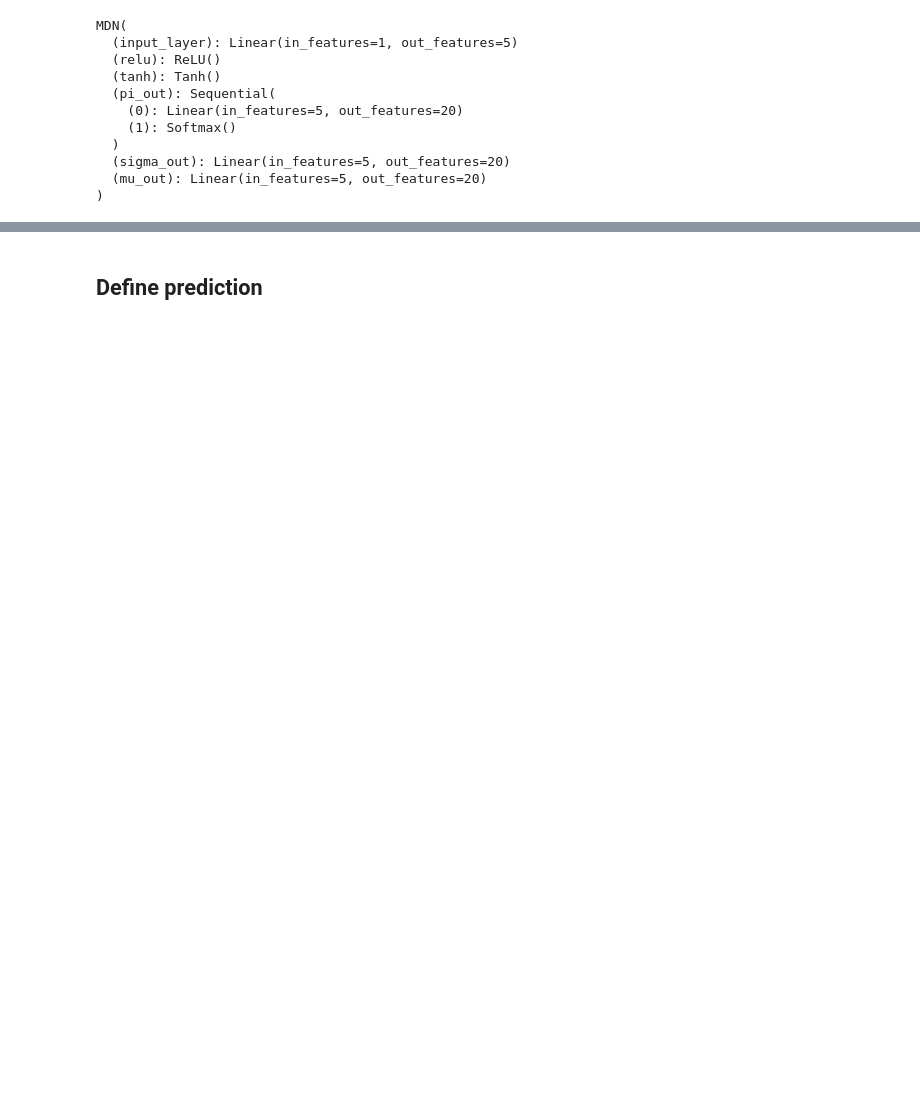
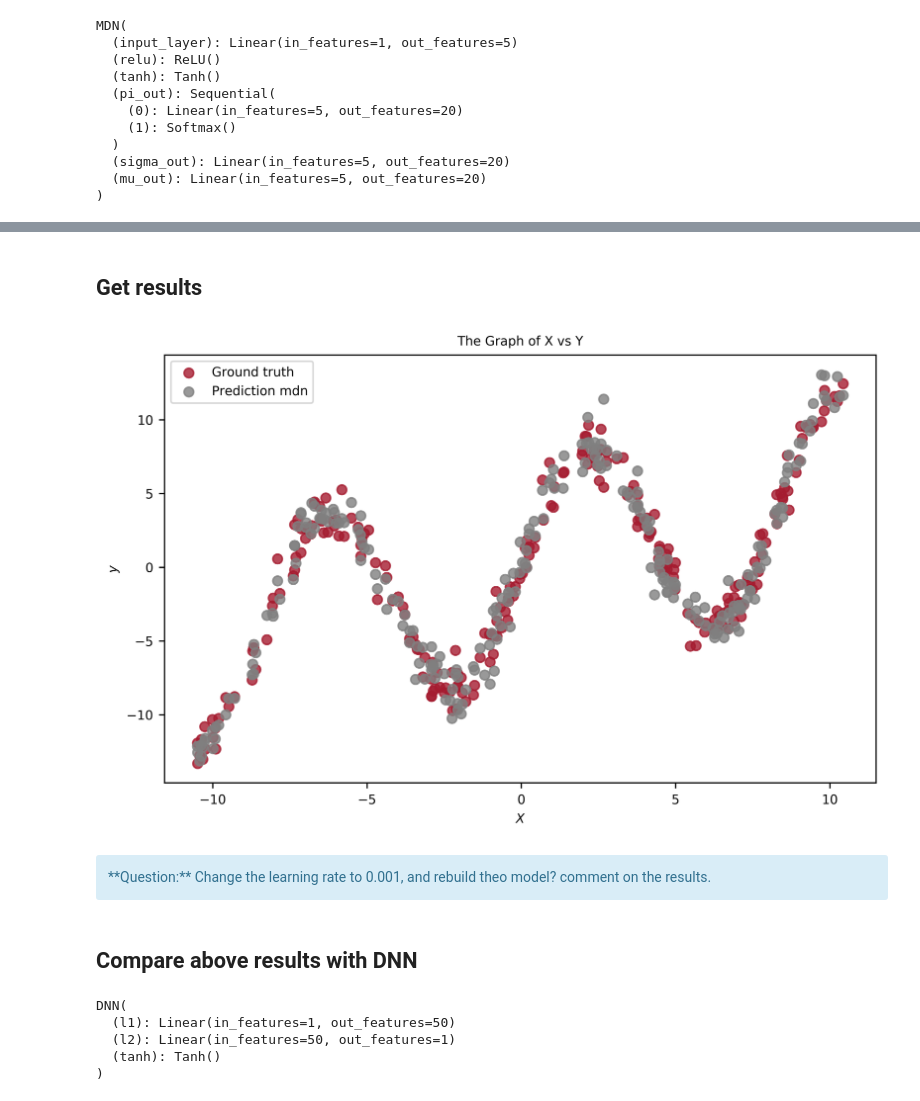
Before and after one commit to sambaiga/learn_pytorch, a Jupyter notebook: 07_Pytorch mixture density network (MDN).ipynb, the cells around one changed output, grey strips where cells are left out. Cells and saved outputs as stored; diff of their text form; code cells hidden in the pictures; blank space fills up the shorter version.

```diff
--- a/07_Pytorch mixture density network (MDN).ipynb
+++ b/07_Pytorch mixture density network (MDN).ipynb
@@ -122,0 +129,18 @@ def model_train(x_data, y_data, model, lrate):
+# %%
+def predict(x_data, model):
+    x_data = torch.from_numpy(x_data).float()
+    x_data = Variable(x_data)
+
+    if torch.cuda.is_available():
+        model = model.cuda()
+        x_data = x_data.cuda()
+
+    (out_pi, out_sigma, out_mu) = model(x_data)
+
+    if torch.cuda.is_available():
+        out_pi=out_pi.cpu() # convert cuda tenso into cpu so that we can con
+        out_sigma=out_sigma.cpu()
+        out_mu = out_mu.cpu()
+
+
+    return (out_pi.data.numpy(), out_sigma.data.numpy(), out_mu.data.numpy())
@@ -122,0 +175,7 @@ def model_train(x_data, y_data, model, lrate):
+# %%
+def results(X_test, y_test):
+    pi, sigma, mu = predict(X_test, model)
+    y_pred = generate_ensemble(X_test, pi, sigma, mu)
+    mse = MSE(y_test, y_pred)
+
+    return y_pred, mse
@@ -169,2 +228,2 @@ plt.legend();
-# %% [markdown]
-## Define prediction
+# %% [markdown]
+## Get results
@@ -170,0 +232,14 @@ plt.legend();
+# %%
+latexify(fig_width=8)
+sns.regplot(X_test, y_test, fit_reg=False, label="Ground truth")
+sns.regplot(X_test, y_pred_mdn, fit_reg=False, label="Prediction mdn")
+plt.xlabel('$X$')
+plt.ylabel('$y$')
+plt.legend()
+plt.title("The Graph of X vs Y");
+# %% [output]
+[figure, added]
+# %% [markdown]
+<div class="alert alert-block alert-info"> **Question:** Change the learning rate to 0.001, and rebuild theo model? comment on the results.
+# %% [markdown]
+## Compare above results with DNN
@@ -170,0 +311,9 @@ plt.legend();
+# %%
+model_dnn = DNN(1, 50, 1)
+print(model)
+# %% [output]
+DNN(
+  (l1): Linear(in_features=1, out_features=50)
+  (l2): Linear(in_features=50, out_features=1)
+  (tanh): Tanh()
+)
```
Also changed, not shown: parts of 21 cells of this notebook, 5 other files.
